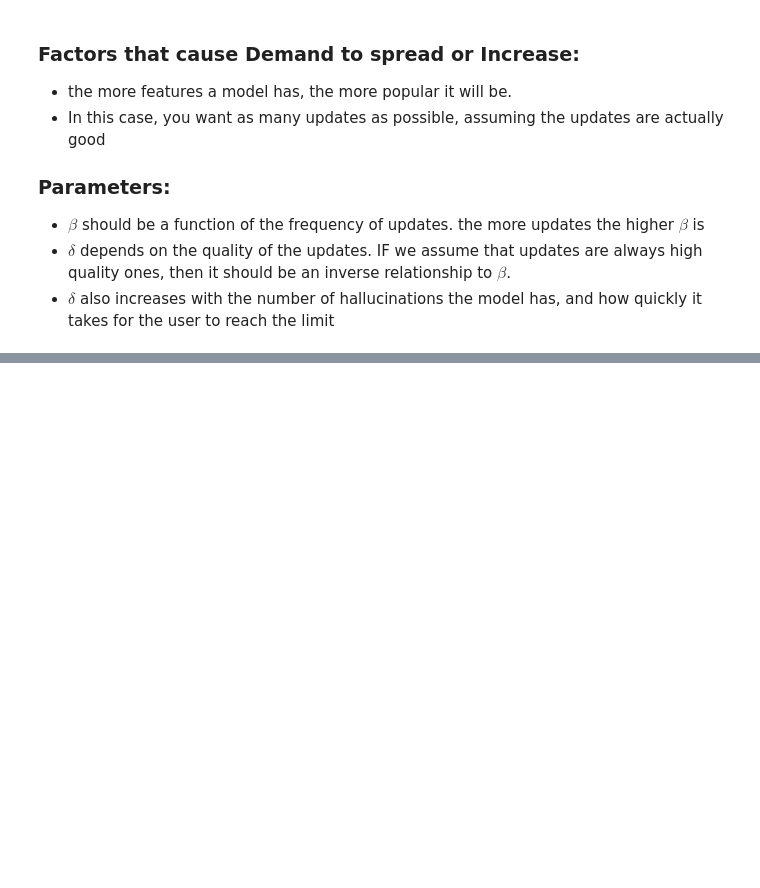
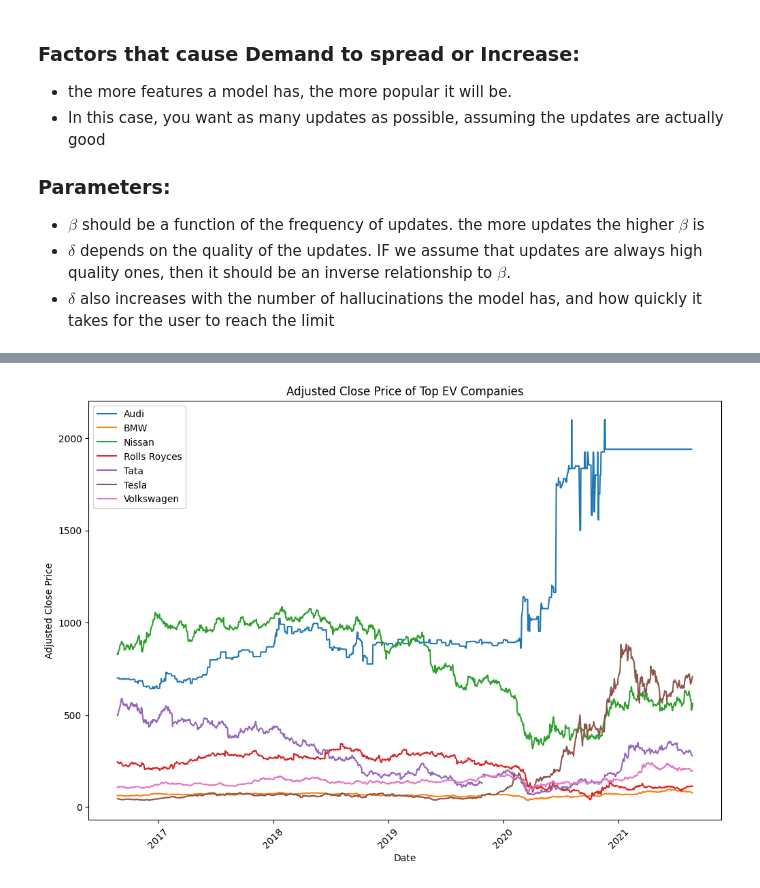
Before and after one commit to Jw1836/HybridNetworkModel, a Jupyter notebook: simulation_practice.ipynb, the cells around one changed output, grey strips where cells are left out. Saved outputs shown, nothing was run; the diff lists cells and outputs as text; code cells hidden in the pictures; blank space fills up the shorter version.

```diff
--- a/simulation_practice.ipynb
+++ b/simulation_practice.ipynb
@@ -596,0 +517,50 @@ plt.show()
+# %%
+#get data for each car company (minus nio and lucid since we dont have all the data in this time range)
+audi_dataset = pd.read_csv("/Users/jwayment/Code/HybridNetworkModel/data/share-price-of-top-electric-car-company/Top EV Company/Audi/audi.csv")
+bmw_dataset = pd.read_csv("/Users/jwayment/Code/HybridNetworkModel/data/share-price-of-top-electric-car-company/Top EV Company/BMW/bmw.csv")
+# lucid_dataset = pd.read_csv("/Users/jwayment/Code/HybridNetworkModel/data/share-price-of-top-electric-car-company/Top EV Company/Lucid Motors/lucid motors.csv")
+# nio_dataset = pd.read_csv("/Users/jwayment/Code/HybridNetworkModel/data/share-price-of-top-electric-car-company/Top EV Company/NIO/NIO.csv")
+nissan_dataset = pd.read_csv("/Users/jwayment/Code/HybridNetworkModel/data/share-price-of-top-electric-car-company/Top EV Company/Nissan/nissian.csv")
+royce_dataset = pd.read_csv("/Users/jwayment/Code/HybridNetworkModel/data/share-price-of-top-electric-car-company/Top EV Company/Rolls Royces/rolls royces.csv")
+tata_dataset = pd.read_csv("/Users/jwayment/Code/HybridNetworkModel/data/share-price-of-top-electric-car-company/Top EV Company/Tata/tata.csv")
+tesla_dataset = pd.read_csv("/Users/jwayment/Code/HybridNetworkModel/data/share-price-of-top-electric-car-company/Top EV Company/Tesla/tesla.csv")
+volkswagen_dataset = pd.read_csv("/Users/jwayment/Code/HybridNetworkModel/data/share-price-of-top-electric-car-company/Top EV Company/Volkswagen/volkswagen.csv")
+
+
+#plot the adj close price for each dataset
+import matplotlib.dates as mdates
+
+audi_dates = pd.to_datetime(audi_dataset['Date'])
+bmw_dates = pd.to_datetime(bmw_dataset['Date'])
+# lucid_dates = pd.to_datetime(lucid_dataset['Date'])
+# nio_dates = pd.to_datetime(nio_dataset['Date'])
+nissan_dates = pd.to_datetime(nissan_dataset['Date'])
+royce_dates = pd.to_datetime(royce_dataset['Date'])
+tata_dates = pd.to_datetime(tata_dataset['Date'])
+tesla_dates = pd.to_datetime(tesla_dataset['Date'])
+volkswagen_dates = pd.to_datetime(volkswagen_dataset['Date'])
+
+plt.figure(figsize=(12, 8))
+plt.plot(audi_dates, audi_dataset['Adj Close'], label='Audi')
+#plot vertical lines for each release date
+# for date in audi_release_dates:
+#     plt.axvline(x=pd.to_datetime(date), color='blue', linestyle='--', label='Release Date' if date == audi_release_dates[0] else "")
+plt.plot(bmw_dates, bmw_dataset['Adj Close'], label='BMW')
+# plt.plot(lucid_dates, lucid_dataset['Adj Close'], label='Lucid Motors')
+# plt.plot(nio_dates, nio_dataset['Adj Close'], label='NIO')
+plt.plot(nissan_dates, nissan_dataset['Adj Close'], label='Nissan')
+plt.plot(royce_dates, royce_dataset['Adj Close'], label='Rolls Royces')
+plt.plot(tata_dates, tata_dataset['Adj Close'], label='Tata')
+plt.plot(tesla_dates, tesla_dataset['Adj Close'], label='Tesla')
+plt.plot(volkswagen_dates, volkswagen_dataset['Adj Close'], label='Volkswagen')
+plt.xlabel('Date')
+plt.ylabel('Adjusted Close Price')
+plt.title('Adjusted Close Price of Top EV Companies')
+ax = plt.gca()
+ax.xaxis.set_major_locator(mdates.AutoDateLocator(maxticks=8))
+ax.xaxis.set_major_formatter(mdates.ConciseDateFormatter(ax.xaxis.get_major_locator()))
+plt.xticks(rotation=45)
+plt.legend()
+plt.show()
+# %% [output]
+[figure, added]
```
Also changed, not shown: parts of 11 cells of this notebook, 11 other files.
